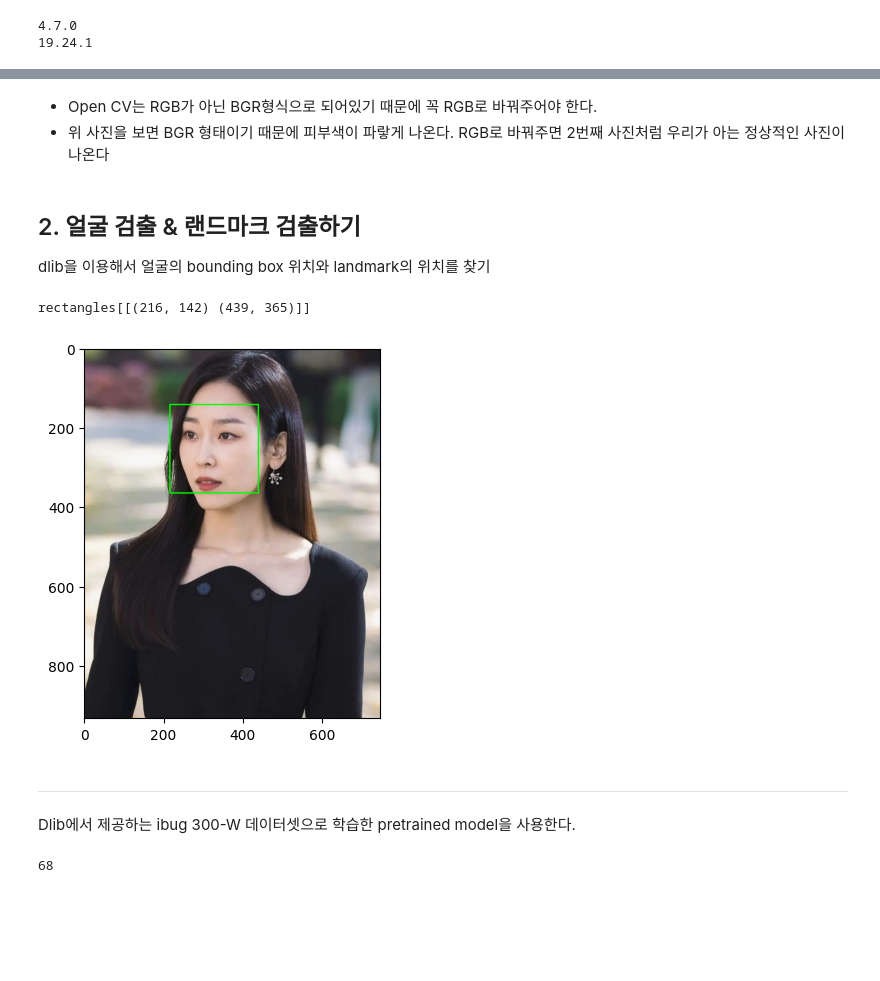
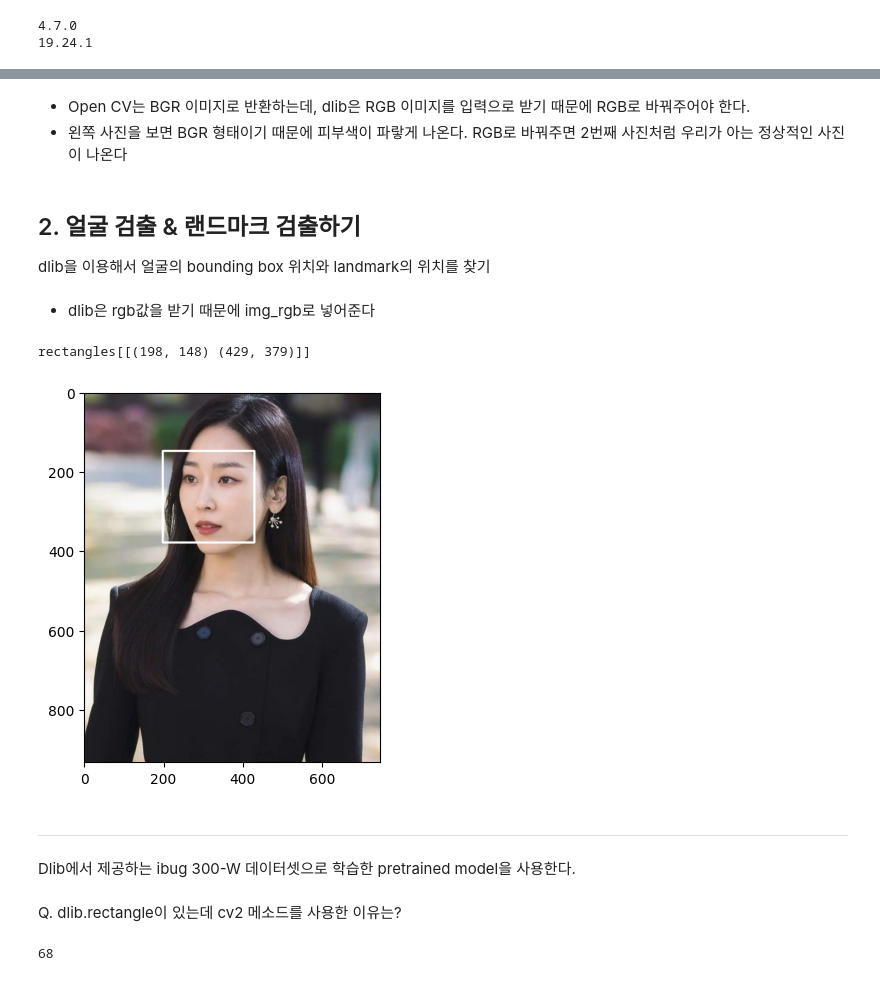
Before and after one commit to huiheee/AIFFEL, a Jupyter notebook: [GD_2]Create_a_camera_sticker_app.ipynb, the cells around one changed output, grey strips where cells are left out. Cells and saved outputs as stored; diff of their text form; code cells hidden in the pictures; blank space fills up the shorter version.

```diff
--- a/[GD_2]Create_a_camera_sticker_app.ipynb
+++ b/[GD_2]Create_a_camera_sticker_app.ipynb
@@ -45,8 +51,8 @@ image_path = '/content/drive/MyDrive/Colab Notebooks/AIFFEL/Data/sticker_app/ima
 img_bgr = cv2.imread(image_path)    # OpenCV로 이미지를 불러오기
 img_rgb = cv2.cvtColor(img_bgr, cv2.COLOR_BGR2RGB) ## RGB로 바꾸기
 
-# img_show = img_bgr.copy()
-img_show = img_rgb.copy()      # 출력용 이미지를 따로 보관
+img_show_bgr = img_bgr.copy()
+img_show_rgb = img_rgb.copy()      # 출력용 이미지를 따로 보관
 # %%
 plt.subplot(1,2,1)
 plt.imshow(img_bgr)
@@ -61,6 +65,6 @@ plt.show()
 # %% [markdown]
-- Open CV는 RGB가 아닌 BGR형식으로 되어있기 때문에 꼭 RGB로 바꿔주어야 한다.
-- 위 사진을 보면 BGR 형태이기 때문에 피부색이 파랗게 나온다. RGB로 바꿔주면 2번째 사진처럼 우리가 아는 정상적인 사진이 나온다
+- Open CV는 BGR 이미지로 반환하는데, dlib은 RGB 이미지를 입력으로 받기 때문에 RGB로 바꿔주어야 한다.
+- 왼쪽 사진을 보면 BGR 형태이기 때문에 피부색이 파랗게 나온다. RGB로 바꿔주면 2번째 사진처럼 우리가 아는 정상적인 사진이 나온다
 # %% [markdown]
 ## 2. 얼굴 검출 & 랜드마크 검출하기
 
@@ -70,24 +74,27 @@ plt.show()
 detector_hog = dlib.get_frontal_face_detector()
 
 # detector_hog를 이용하여 얼굴의 bounding box를 추출
-dlib_rects = detector_hog(img_rgb, 1)   # (image, num of image pyramid)
+dlib_rects = detector_hog(img_rgb, 2)   # (image, num of image pyramid)
+# %% [markdown]
+- dlib은 rgb값을 받기 때문에 img_rgb로 넣어준다
 # %%
 # 찾은 얼굴 영역 박스 리스트
 print(dlib_rects)
 
 for dlib_rect in dlib_rects: # 찾은 얼굴 영역의 좌표
     l = dlib_rect.left() # 왼쪽
     t = dlib_rect.top() # 위쪽
     r = dlib_rect.right() # 오른쪽
     b = dlib_rect.bottom() # 아래쪽
 
-    cv2.rectangle(img_show, (l,t), (r,b), (0,255,0), 2, lineType=cv2.LINE_AA) # 시작점의 좌표와 종료점 좌표로 직각 사각형을 그림
+    # cv.rectangle(img, pt1, pt2, color[, thickness[, lineType[, shift]]])
+    cv2.rectangle(img_show_rgb, (l,t), (r,b), (255,255,255), 3, lineType=cv2.LINE_AA) # 시작점의 좌표와 종료점 좌표로 직각 사각형을 그림
 
-plt.imshow(img_show)
+plt.imshow(img_show_rgb)
 plt.show()
 # %% [output]
-rectangles[[(216, 142) (439, 365)]]
+rectangles[[(198, 148) (429, 379)]]
-[figure, old version]
+[figure, new version]
 # %% [markdown]
 ___
 Dlib에서 제공하는 ibug 300-W 데이터셋으로 학습한 pretrained model을 사용한다.
@@ -100,6 +105,8 @@ landmark_predictor = dlib.shape_predictor(model_path)
     # landmark_predictor는 RGB이미지와 dlib.rectangle를 입력 받고 dlib.full_object_detection를 반환
     # dlib.rectangle: 내부를 예측하는 박스
     # dlib.full_object_detection: 각 구성 요소의 위치와, 이미지 상의 객체의 위치를 나타냄
+# %% [markdown]
+Q. dlib.rectangle이 있는데 cv2 메소드를 사용한 이유는?
 # %%
 list_landmarks = []
     # 랜드마크의 위치를 저장할 list 생성
```
Also changed, not shown: parts of 23 cells of this notebook.
